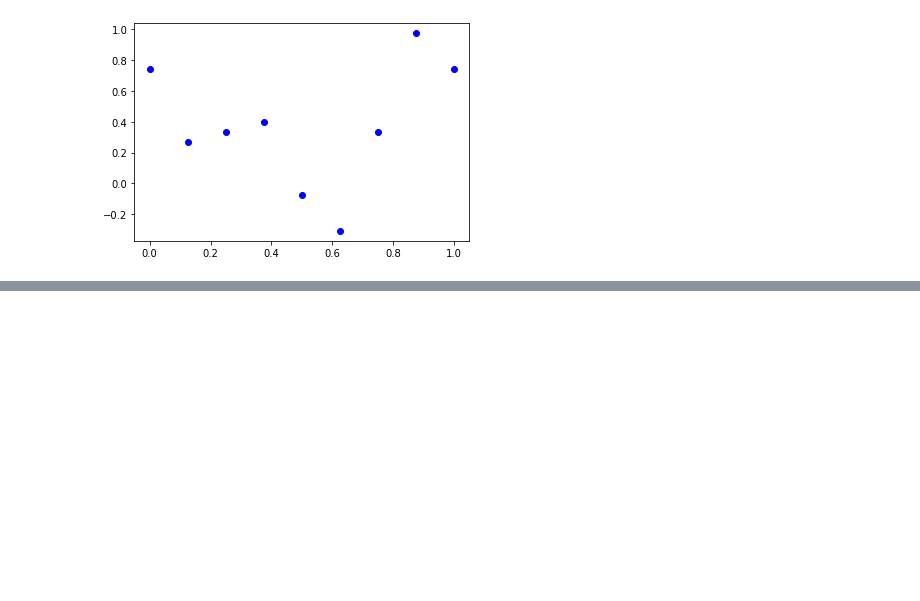
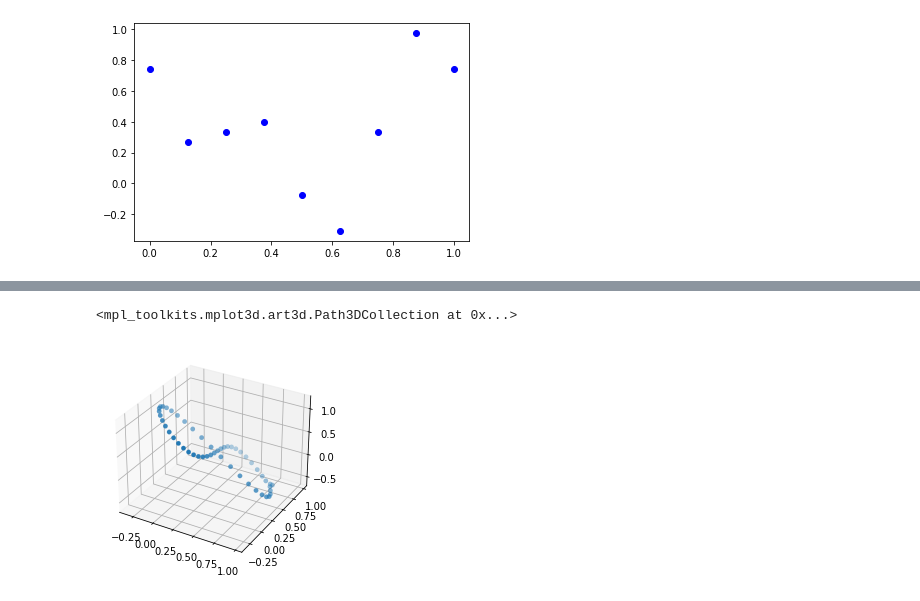
Before and after one commit to acmurilo/2021.2_calc_num, a Jupyter notebook: lista_2/exercicio_2_1.ipynb, the cells around one changed output, grey strips where cells are left out. Saved outputs shown, nothing was run; the diff lists cells and outputs as text; code cells hidden in the pictures; blank space fills up the shorter version.

```diff
--- a/lista_2/exercicio_2_1.ipynb
+++ b/lista_2/exercicio_2_1.ipynb
@@ -39,6 +39,6 @@ def coef_interpolacao(a, b):
 
     #primeira linha da matriz representa os coeficientes em ordem
     coef = matriz[0]
-    return matriz
+    return coef
 
-pd.DataFrame(coef_interpolacao(t, x))
+#pd.DataFrame(coef_interpolacao(t, x))
@@ -82,0 +63,11 @@ array([0.02, 0.04, 0.06, 0.08, 0.1 , 0.12, 0.14, 0.16, 0.18, 0.2 , 0.22,
+# %%
+#criacao do conjunto de t a ser
+t_j = np.arange(1, 51)/50
+
+x_j = polinomio_interpolado(poly_x, t, t_j)
+y_j = polinomio_interpolado(poly_y, t, t_j)
+z_j = polinomio_interpolado(poly_z, t, t_j)
+
+saida = pd.DataFrame([x_j, y_j, z_j])
+saida.columns=(t_j)
+saida
@@ -82,0 +106,7 @@ array([0.02, 0.04, 0.06, 0.08, 0.1 , 0.12, 0.14, 0.16, 0.18, 0.2 , 0.22,
+# %%
+#plot do gráfico que mostra a trajetória da particula
+ax = plt.figure().add_subplot(projection='3d')
+ax.scatter(x_j, y_j, z_j, linewidth=0.2, antialiased=True)
+# %% [output]
+<mpl_toolkits.mplot3d.art3d.Path3DCollection at 0x...>
+[figure, added]
```
Also changed, not shown: parts of 4 cells of this notebook.
